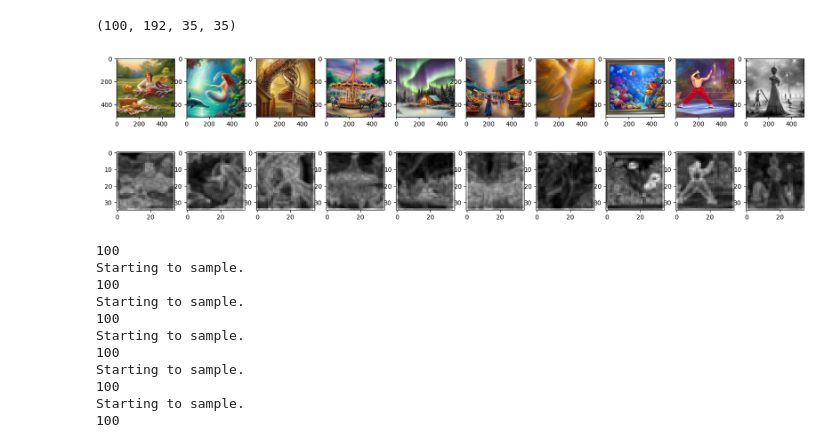
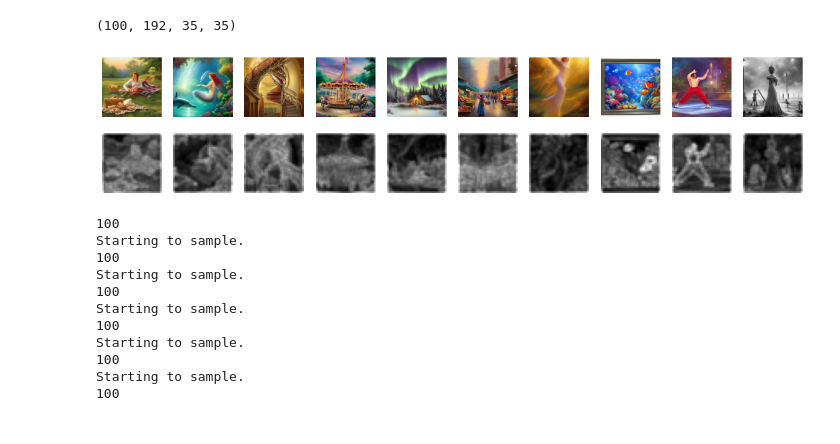
Before and after one commit to alexpondaven/particlediffusion, a Jupyter notebook: metrics.ipynb, the cells around one changed output. Cells and saved outputs as stored; diff of their text form; code cells hidden in the pictures.

```diff
--- a/metrics.ipynb
+++ b/metrics.ipynb
@@ -70,15 +70,18 @@ act.shape
 # %%
 mean_act = np.mean(act,axis=1)
 n=10
-plt.figure(figsize=(20,5))
+plt.figure(figsize=(15,3))
 for i in range(n):
     img = Image.open(f[50+i])
     plt.subplot(2,n,i+1)
     plt.imshow(img)
+    plt.axis('off')
     plt.subplot(2,n,n + i + 1)
     plt.imshow(mean_act[50+i], cmap='gray')
+    plt.axis('off')
+plt.savefig("figures/inceptionfeatures.pdf")
 # %% [output]
-[figure, old version]
+[figure, new version]
 # %%
 # Get FID of each artist's images
 for f in glob("data/styles/artists/*"):
```
